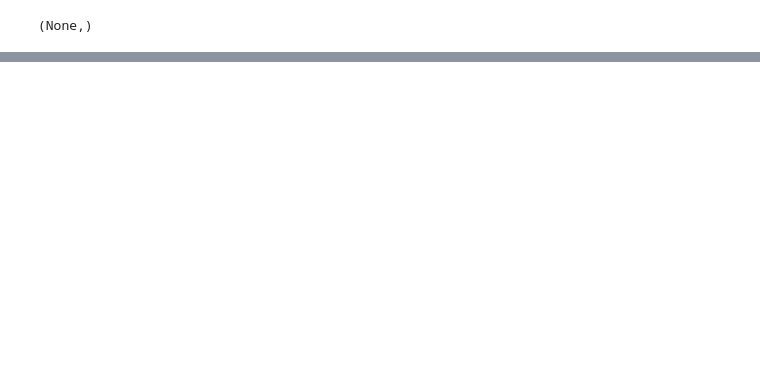
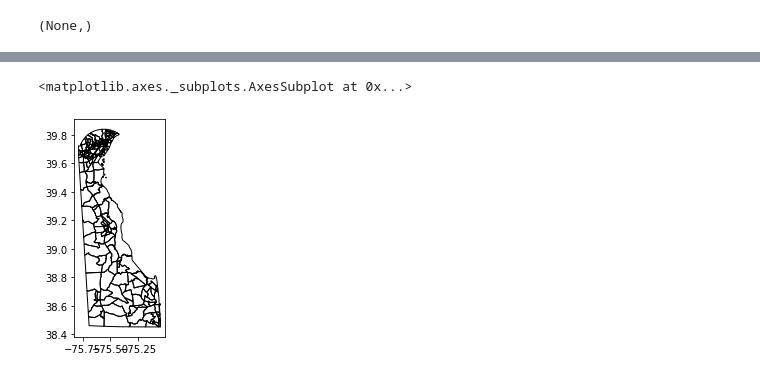
Before and after one commit to KLeeDE/PUS2020_KLee, a Jupyter notebook: HW4/PUS2020_HW_4_how_to_read_and_map_census_data_in_python_K.ipynb, the cells around one changed output, grey strips where cells are left out. Drawn from its saved outputs; the diff is of its cells as text; code cells hidden in the pictures; blank space fills up the shorter version.

```diff
--- a/HW4/PUS2020_HW_4_how_to_read_and_map_census_data_in_python_K.ipynb
+++ b/HW4/PUS2020_HW_4_how_to_read_and_map_census_data_in_python_K.ipynb
@@ -556,0 +592,5 @@ plt.title("population of age < 1")
+# %%
+gde.plot(color="None", edgecolor='k')
+# %% [output]
+<matplotlib.axes._subplots.AxesSubplot at 0x...>
+[figure, added]
```
Also changed, not shown: parts of 26 cells of this notebook.
